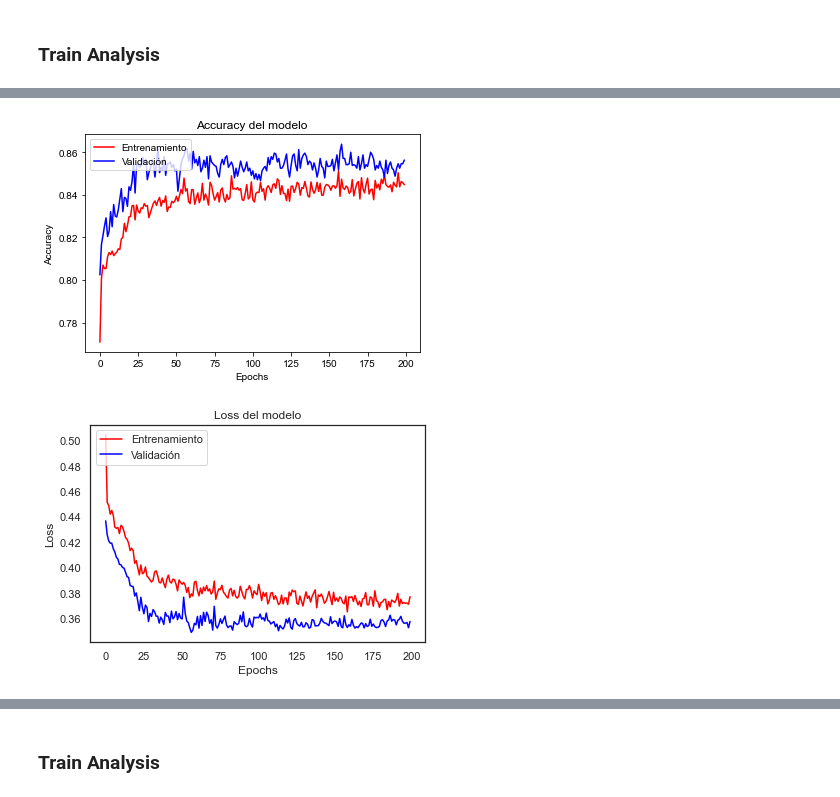
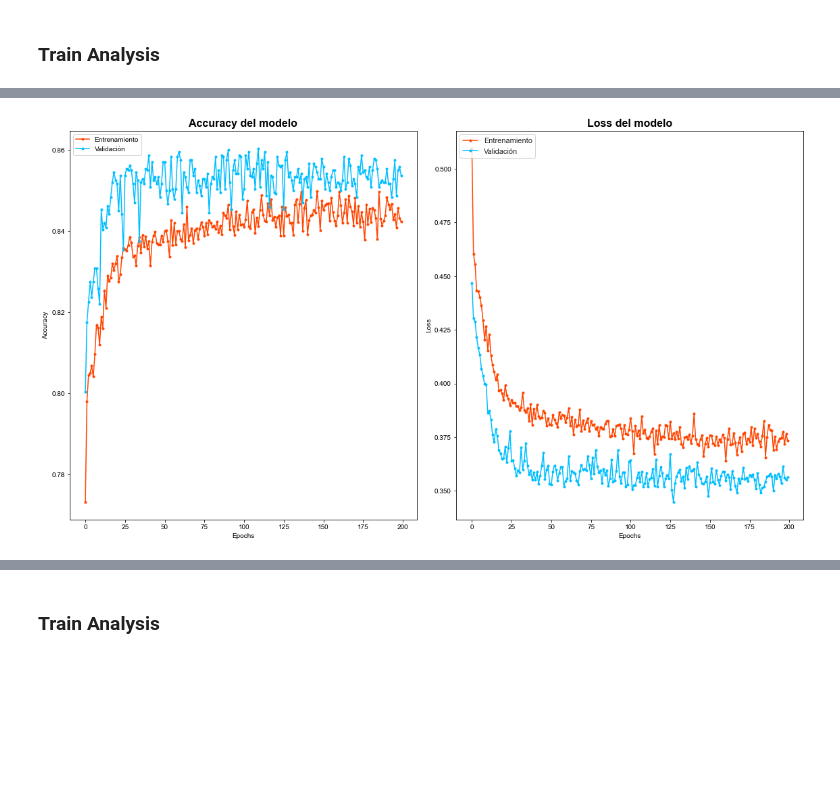
Before and after one commit to jorge-robledo11/Portfolio, a Jupyter notebook: Deep Learning/1. Proyecto DL - MLP + Churn Modeling.ipynb, the cells around one changed output, grey strips where cells are left out. Cells and saved outputs as stored; diff of their text form; code cells hidden in the pictures; blank space fills up the shorter version.

```diff
--- a/Deep Learning/1. Proyecto DL - MLP + Churn Modeling.ipynb
+++ b/Deep Learning/1. Proyecto DL - MLP + Churn Modeling.ipynb
@@ -239,25 +228,50 @@ dict_keys(['loss', 'accuracy', 'val_loss', 'val_accuracy'])
-# %%
-%matplotlib inline
-# Summarize history for accuracy
-plt.plot(history.history['accuracy'], c='red')
-plt.plot(history.history['val_accuracy'], c='blue')
-plt.title('Accuracy del modelo')
-plt.ylabel('Accuracy')
-plt.xlabel('Epochs')
-plt.legend(['Entrenamiento', 'Validación'], loc='upper left')
-sns.set_theme(style='white', palette='deep', color_codes=True)
-plt.show();
-
-# Summarize history for loss
-plt.plot(history.history['loss'], c='red')
-plt.plot(history.history['val_loss'], c='blue')
-plt.title('Loss del modelo')
-plt.ylabel('Loss')
-plt.xlabel('Epochs')
-plt.legend(['Entrenamiento', 'Validación'], loc='upper left')
-sns.set_theme(style='white', palette='deep', color_codes=True)
-plt.show();
-# %% [output]
-[figure, removed]
-[figure, removed]
+# %%
+# Object model type
+model = baseline_model()
+
+# Fit
+history = model.fit(X_train, y_train, validation_split=0.3, batch_size=32, epochs=200, verbose=0)
+
+# Visualizaction function
+def visualization_function(history, epochs):
+
+  """
+  Función para realizar un análisis de entrenamiento en un gráfico de línea
+  de una RNA
+  Args:
+    history: Un objeto de tipo history proveniente de Keras
+    epochs: Número de épocas con las que hará el análisis
+  """
+
+  %matplotlib inline
+  epochs = np.arange(epochs)
+  fig, ax = plt.subplots(1,2)
+  train_acc = history.history["accuracy"]
+  train_loss = history.history["loss"]
+  val_acc = history.history["val_accuracy"]
+  val_loss = history.history["val_loss"]
+  fig.set_size_inches(16, 9)
+
+  ax[0].plot(epochs, train_acc, "-g", marker='.', label = "Entrenamiento accuracy", c='orangered')
+  ax[0].plot(epochs, val_acc, "-g", marker='.', label= "Validación accuracy", c='deepskyblue')
+  ax[0].set_title("Accuracy del modelo", fontsize=16, fontweight="bold")
+  ax[0].legend(['Entrenamiento', 'Validación'], loc='upper left')
+  ax[0].set_xlabel("Epochs")
+  ax[0].set_ylabel("Accuracy")
+  sns.set_theme(style='whitegrid', palette='pastel')
+
+  ax[1].plot(epochs, train_loss, "-g", marker='.', label = "Entrenamiento Loss", c='orangered')
+  ax[1].plot(epochs, val_loss, "-g", marker='.', label=  "Validación Loss", c='deepskyblue')
+  ax[1].set_title("Loss del modelo", fontsize=16, fontweight="bold")
+  ax[1].legend(['Entrenamiento', 'Validación'], loc='upper left')
+  ax[1].set_xlabel("Epochs")
+  ax[1].set_ylabel("Loss")
+  sns.set_theme(style='whitegrid', palette='pastel')
+
+  plt.tight_layout();
+
+# Visualization
+visualization_function(history=history, epochs=200)
+# %% [output]
+[figure, added]
 # %%
```
Also changed, not shown: parts of 11 cells of this notebook.
